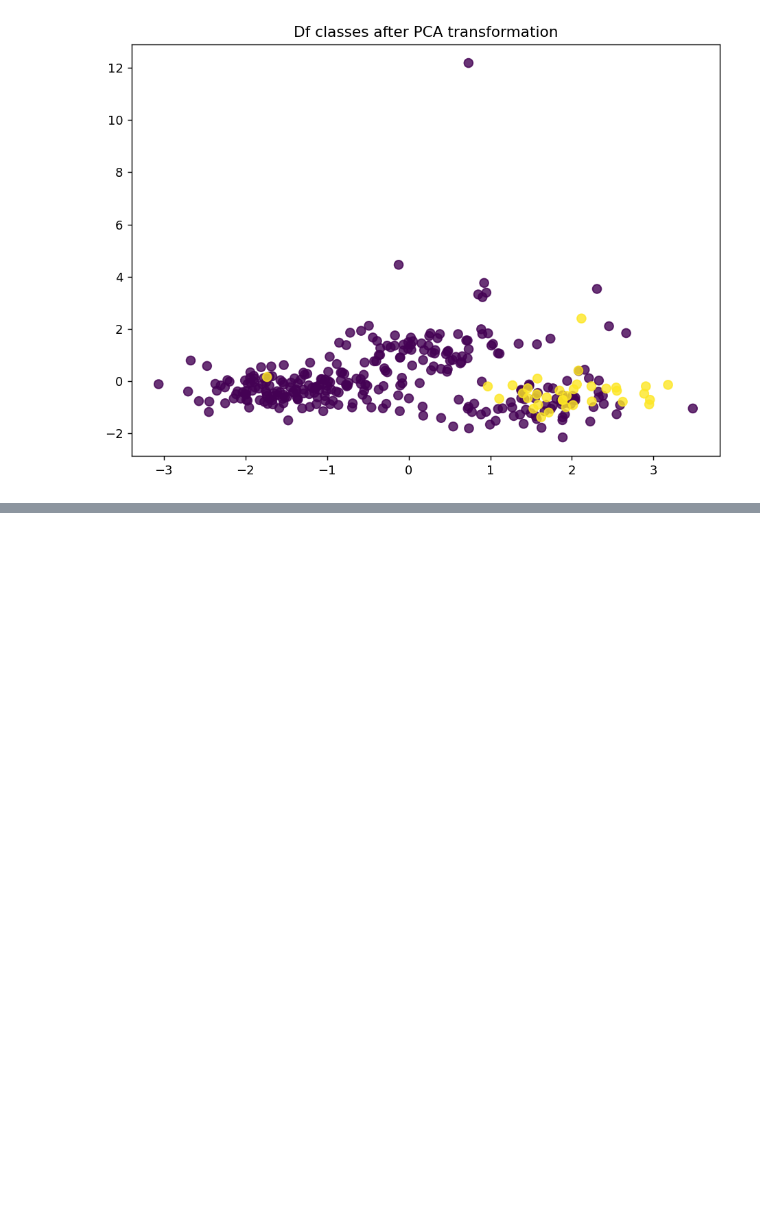
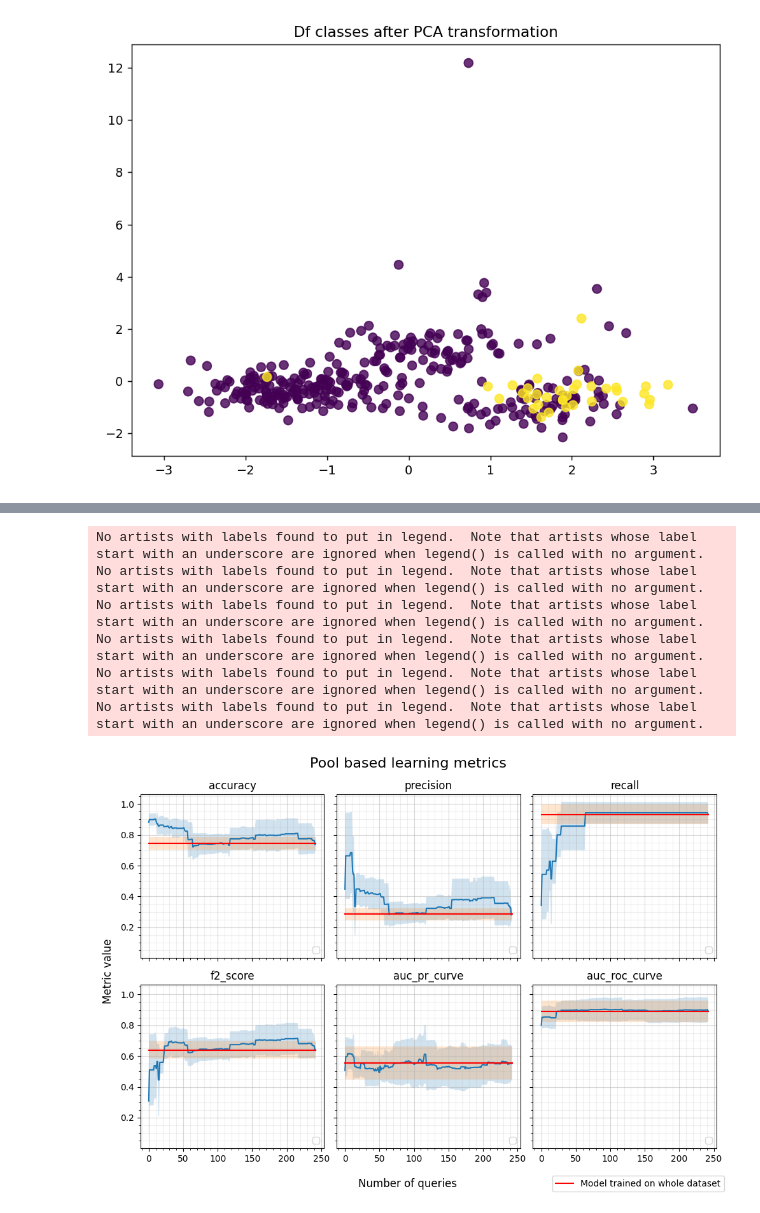
Before and after one commit to Wojtek-Rokicki/active-learning-analysis, a Jupyter notebook: code/test_env_al_methods_cv_comp.ipynb, the cells around one changed output, grey strips where cells are left out. Cells and saved outputs as stored; diff of their text form; code cells hidden in the pictures; blank space fills up the shorter version.

```diff
--- a/code/test_env_al_methods_cv_comp.ipynb
+++ b/code/test_env_al_methods_cv_comp.ipynb
@@ -656,0 +855,40 @@ fig.show()
+# %%
+def plot_metrics(fig, axs, method, performance_history, stds, full_model_score=None, full_stds=None):
+
+    for i, metric_name in enumerate(performance_history.keys()):
+        ax = axs[int(i/3), int(i%3)]
+        ax.plot(range(len(performance_history[metric_name])), performance_history[metric_name], label=method)
+        ax.fill_between(range(len(performance_history[metric_name])), np.array(performance_history[metric_name])-np.array(stds[metric_name]), np.array(performance_history[metric_name])+np.array(stds[metric_name]), alpha=0.2)
+        if full_model_score:
+            handle = ax.plot(range(len(performance_history[metric_name])), np.ones(len(performance_history[metric_name]))*full_model_score[metric_name], "r")
+            ax.fill_between(range(len(performance_history[metric_name])), np.ones(len(performance_history[metric_name]))*(np.array(full_model_score[metric_name])-np.array(full_stds[metric_name])), np.ones(len(performance_history[metric_name]))*(np.array(full_model_score[metric_name])+np.array(full_stds[metric_name])), alpha=0.2)
+        ax.set_title(metric_name)
+        ax.legend(loc='lower right')
+        ax.minorticks_on()
+        ax.grid(which='minor', alpha=0.2)
+        ax.grid(which='major', alpha=0.5)
+
+    if full_model_score:
+        return fig, axs, handle
+    else:
+        return fig, axs
+
+fig, axs = plt.subplots(2, 3, figsize=(10, 7), sharex=True, sharey=True)
+
+fig, axs, handle = plot_metrics(fig, axs, method=None, performance_history=rs_performance_history, stds=rs_stds_results, full_model_score=full_model_score, full_stds=full_stds_results)
+
+fig.suptitle("Pool based learning metrics", fontsize=16)
+fig.supxlabel("Number of queries")
+fig.supylabel("Metric value")
+fig.legend(handle, ["Model trained on whole dataset"], loc='lower right')
+
+fig.tight_layout()
+fig.show()
+# %% [output]
+No artists with labels found to put in legend.  Note that artists whose label start with an underscore are ignored when legend() is called with no argument.
+No artists with labels found to put in legend.  Note that artists whose label start with an underscore are ignored when legend() is called with no argument.
+No artists with labels found to put in legend.  Note that artists whose label start with an underscore are ignored when legend() is called with no argument.
+No artists with labels found to put in legend.  Note that artists whose label start with an underscore are ignored when legend() is called with no argument.
+No artists with labels found to put in legend.  Note that artists whose label start with an underscore are ignored when legend() is called with no argument.
+No artists with labels found to put in legend.  Note that artists whose label start with an underscore are ignored when legend() is called with no argument.
+[figure, added]
```
Also changed, not shown: parts of 9 cells of this notebook, 5 other files.
